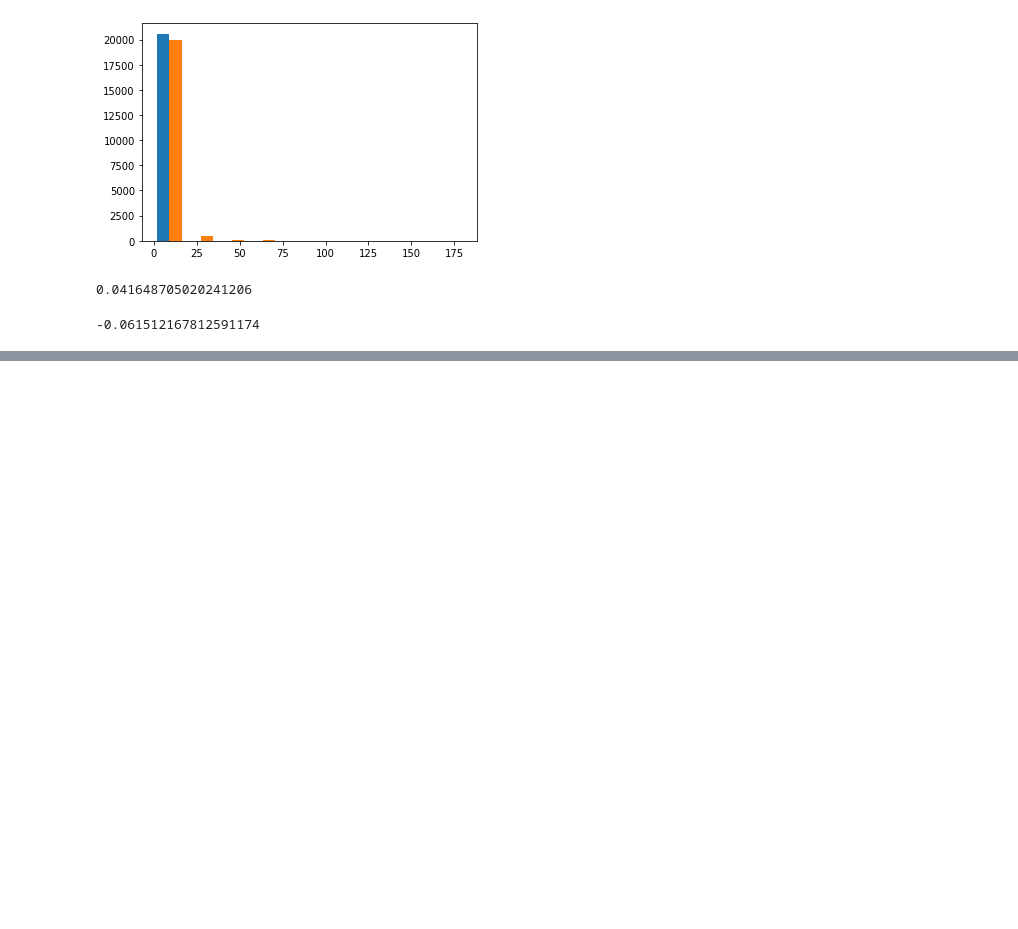
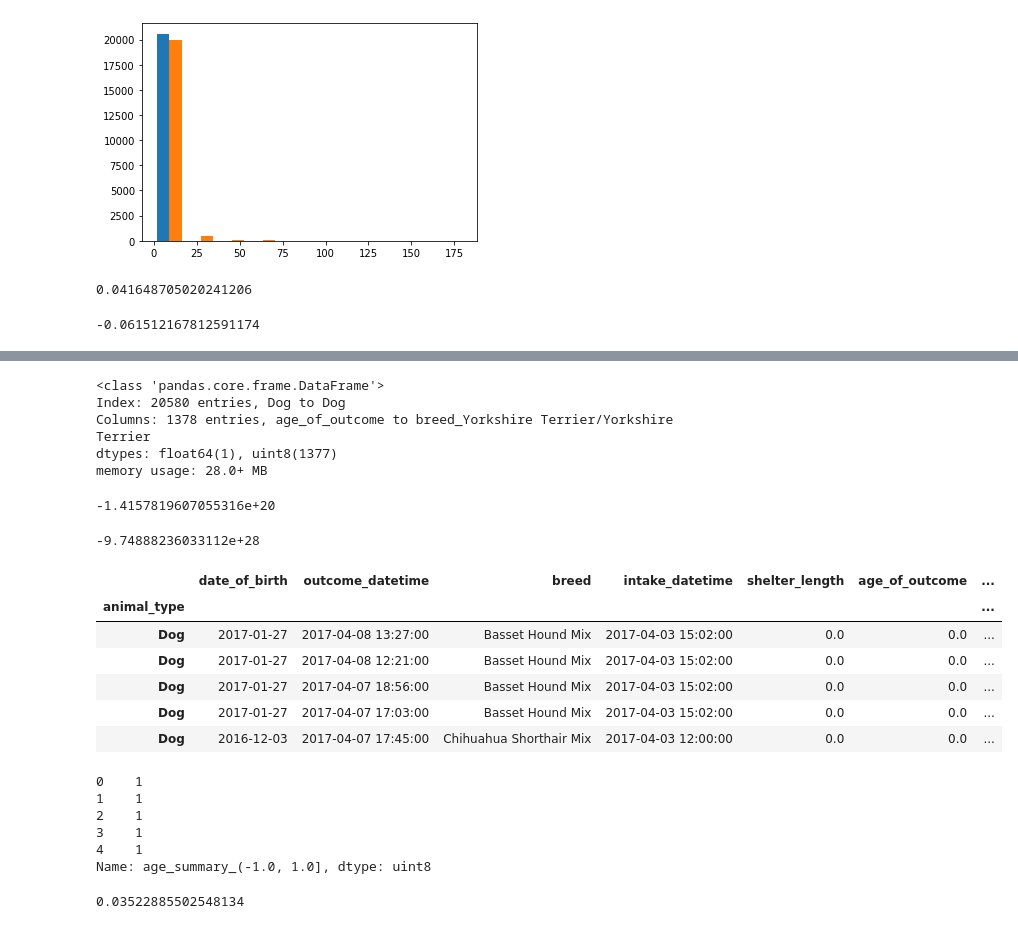
Before and after one commit to laceymaefield/Springboard_DSC, a Jupyter notebook: Data_wrangling-Copy1.ipynb, the cells around one changed output, grey strips where cells are left out. Drawn from its saved outputs; the diff is of its cells as text; code cells hidden in the pictures; blank space fills up the shorter version.

```diff
--- a/Data_wrangling-Copy1.ipynb
+++ b/Data_wrangling-Copy1.ipynb
@@ -1345,0 +1382,74 @@ print(my_svr.score(X_test, y_test))
+# %%
+df.info()
+#needed to reshape x to match the number of rows for z. both now show same amount of rows 20580 so good for performing regression
+# %% [output]
+<class 'pandas.core.frame.DataFrame'>
+Index: 20580 entries, Dog to Dog
+Columns: 1378 entries, age_of_outcome to breed_Yorkshire Terrier/Yorkshire Terrier
+dtypes: float64(1), uint8(1377)
+memory usage: 28.0+ MB
+# %%
+#now that breed is incorporated let's do a linear regression
+X_train, X_test, y_train, y_test = train_test_split(x, z, test_size = 0.25)
+regr = LinearRegression()
+regr.fit(X_train, y_train)
+y_pred = regr.predict(X_test)
+print(regr.score(X_test, y_test))
+#getting a very large negative value for r squared which is odd. going to try another regression
+# %% [output]
+-1.4157819607055316e+20
+# %%
+#this was the model that yielded the highest result in my previous tests. I am still not getting a sensical r squared
+#I am going to try binning the ages to see if that has an impact
+X_train, X_test, y_train, y_test = train_test_split(x, z, test_size = 0.25)
+scaler = preprocessing.StandardScaler().fit(X_train)
+X_train = scaler.transform(X_train)
+X_test = scaler.transform(X_test)
+regr = LinearRegression(normalize=True)
+regr.fit(X_train, y_train)
+y_pred = regr.predict(X_test)
+print(regr.score(X_test, y_test))
+# %% [output]
+-9.74888236033112e+28
+# %%
+#going to try binning the age data into 0-1 year and beyond 1year to see if that changes the r square
+bins = pd.IntervalIndex.from_tuples([(-1,1), (1.0, 23.0)])
+aac6['age_summary'] = pd.cut(aac6['age_of_outcome'], bins)
+aac6.head()
+# %% [output]
+|  | date_of_birth | outcome_datetime | breed | intake_datetime | shelter_length | age_of_outcome | ... |
+| animal_type |  |  |  |  |  |  | ... |
+| Dog | 2017-01-27 | 2017-04-08 13:27:00 | Basset Hound Mix | 2017-04-03 15:02:00 | 0.0 | 0.0 | ... |
+| Dog | 2017-01-27 | 2017-04-08 12:21:00 | Basset Hound Mix | 2017-04-03 15:02:00 | 0.0 | 0.0 | ... |
+| Dog | 2017-01-27 | 2017-04-07 18:56:00 | Basset Hound Mix | 2017-04-03 15:02:00 | 0.0 | 0.0 | ... |
+| Dog | 2017-01-27 | 2017-04-07 17:03:00 | Basset Hound Mix | 2017-04-03 15:02:00 | 0.0 | 0.0 | ... |
+| Dog | 2016-12-03 | 2017-04-07 17:45:00 | Chihuahua Shorthair Mix | 2017-04-03 12:00:00 | 0.0 | 0.0 | ... |
+# %%
+#seems like I need to convert the age category into dummies as not a numerical value so cant run regression on category
+df = aac6['age_summary'].reset_index()
+dt = pd.get_dummies(df)
+dt = dt.iloc[:, 1]
+dt.head()
+# %% [output]
+0    1
+1    1
+2    1
+3    1
+4    1
+Name: age_summary_(-1.0, 1.0], dtype: uint8
+# %%
+#checking the regression now with the new age category
+y = aac6
+x = dt
+z = y.shelter_length
+z = z.values.reshape(-1 ,1)
+x = x.values.reshape(-1, 1)
+
+
+X_train, X_test, y_train, y_test = train_test_split(x, z, test_size = 0.25)
+regr = LinearRegression()
+regr.fit(X_train, y_train)
+y_pred = regr.predict(X_test)
+print(regr.score(X_test, y_test))
+# %% [output]
+0.03522885502548134
```
Also changed, not shown: parts of 11 cells of this notebook.
